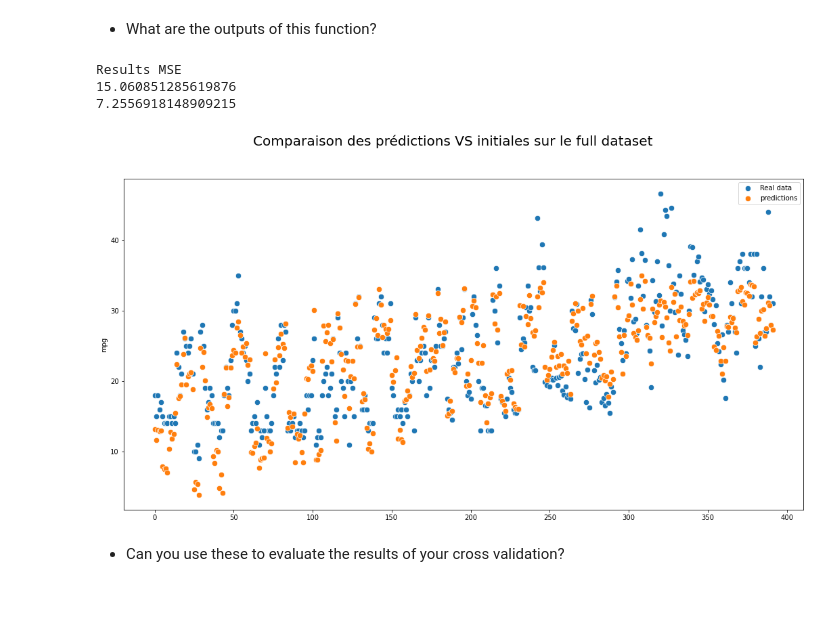
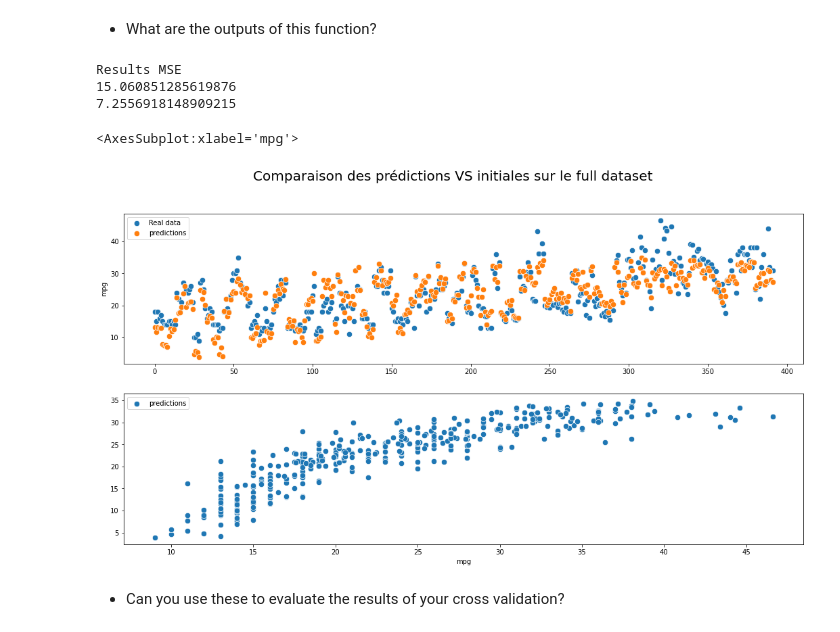
Before and after one commit to ManuLabricole/CDN-Statistique, a Jupyter notebook: 3 - Regression lineaire/Notebooks/notebook-3.ipynb, the cells around one changed output. Drawn from its saved outputs; the diff is of its cells as text; code cells hidden in the pictures; blank space fills up the shorter version.

```diff
--- a/3 - Regression lineaire/Notebooks/notebook-3.ipynb
+++ b/3 - Regression lineaire/Notebooks/notebook-3.ipynb
@@ -279,7 +312,7 @@ X_train, X_test, y_train, y_test = train_test_split(auto, mpg, random_state = 18
 lin_reg = LinearRegression()
 
 
-predictions = cross_val_predict(lin_reg, X_train, y_train, cv=5)
+predictions = cross_val_predict(lin_reg, auto, mpg, cv=5)
 
 
 
@@ -294,33 +327,46 @@ mpg.std()
 # %%
 print("Results MSE ")
 print(-cv_scores.mean())
 print(cv_scores.std())
 
-fig, ax = plt.subplots(figsize=(18,9))
+fig, ax = plt.subplots(nrows=2, ncols=1,figsize=(18,9))
 fig.suptitle("Comparaison des prédictions VS initiales sur le full dataset", fontsize=20)
 
 
-ax = sns.scatterplot(
+sns.scatterplot(
+    ax=ax[0],
     data=auto,
     x=auto.index,
     #x="MSE",
     y=mpg,
     s=70,
     label="Real data"
 )
-ax = sns.scatterplot(
+sns.scatterplot(
+    ax=ax[0],
     data=auto,
     x=auto.index,
     #x="MSE",
     y=predictions,
     s=70,
     label="predictions"
 )
+
+sns.scatterplot(
+    ax=ax[1],
+    data=auto,
+    x=mpg,
+    #x="MSE",
+    y=predictions,
+    s=70,
+    label="predictions"
+)
 # %% [output]
 Results MSE
 15.060851285619876
 7.2556918148909215
+<AxesSubplot:xlabel='mpg'>
-[figure, old version]
+[figure, new version]
 # %% [markdown]
 - Can you use these to evaluate the results of your cross validation?
 # %% [markdown]
```
Also changed, not shown: parts of 7 cells of this notebook.
